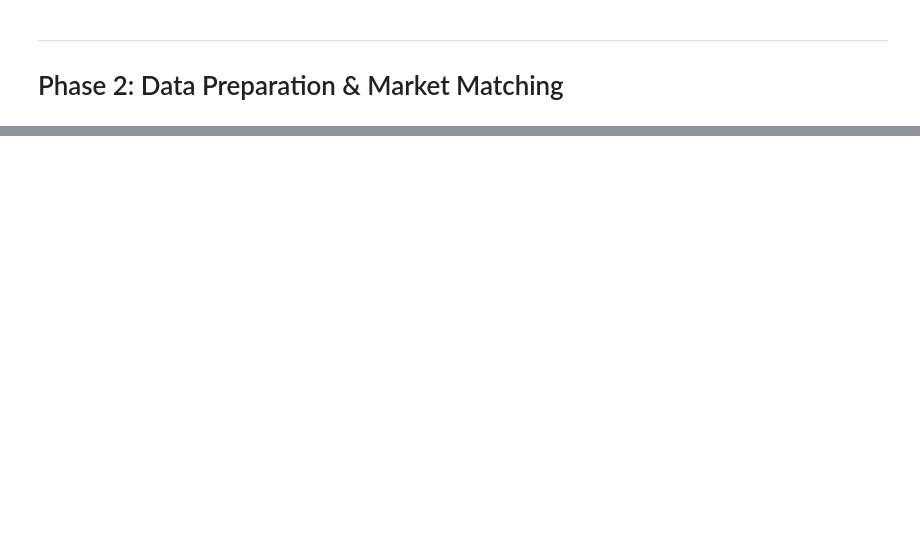
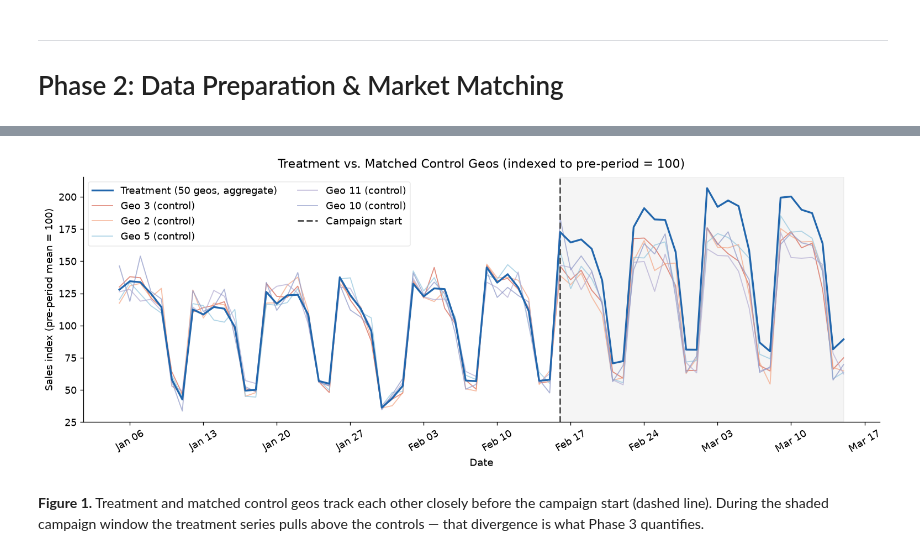
Before and after one commit to dustintdn/geo-incrementality-experiment, a Jupyter notebook: notebooks/geo_experiment_analysis.ipynb, the cells around one changed output, grey strips where cells are left out. Saved outputs shown, nothing was run; the diff lists cells and outputs as text; code cells hidden in the pictures; blank space fills up the shorter version.

```diff
--- a/notebooks/geo_experiment_analysis.ipynb
+++ b/notebooks/geo_experiment_analysis.ipynb
@@ -450,0 +121,16 @@ True Lift Estimated Lift 95% CI Lower 95% CI Upper True in CI?
+# %%
+pre_data = df.loc[~post_mask]
+treatment_pre = pre_data['treatment']
+
+rows = []
+for geo in CONTROL_GEOS:
+    r, _ = pearsonr(treatment_pre, pre_data[geo])
+    rows.append({'geo': geo, 'correlation': r, 'mean_daily_sales': pre_data[geo].mean()})
+
+corr_df = pd.DataFrame(rows).sort_values('correlation', ascending=False).reset_index(drop=True)
+N_CONTROLS = 5
+MATCHED_CONTROLS = corr_df.head(N_CONTROLS)['geo'].tolist()
+
+print('Top 10 control geos by pre-period correlation:')
+print(corr_df.head(10).round(3).to_string(index=False))
+print(f'\nSelected controls: {MATCHED_CONTROLS}')
@@ -450,0 +152,31 @@ True Lift Estimated Lift 95% CI Lower 95% CI Upper True in CI?
+# %%
+# Index all series to pre-period mean = 100 so treatment aggregate and single geos share a scale
+fig, ax = plt.subplots(figsize=(13, 5))
+
+def indexed(s):
+    return s / s.loc[~post_mask].mean() * 100
+
+ax.plot(df.index, indexed(df['treatment']), color=TREATMENT_COLOR, lw=2,
+        label='Treatment (50 geos, aggregate)', zorder=3)
+
+ctrl_colors = ['#D6604D', '#F4A582', '#92C5DE', '#B2ABD2', '#8C96C6']
+for i, geo in enumerate(MATCHED_CONTROLS):
+    ax.plot(df.index, indexed(df[geo]), color=ctrl_colors[i], lw=1.1,
+            alpha=0.7, label=f'Geo {geo} (control)', zorder=2)
+
+ax.axvline(campaign_start, color=VLINE_COLOR, ls='--', lw=1.8, label='Campaign start')
+ax.axvspan(campaign_start, df.index[-1], alpha=0.06, color=VLINE_COLOR)
+ax.set_title('Treatment vs. Matched Control Geos (indexed to pre-period = 100)', fontsize=13, pad=10)
+ax.set_xlabel('Date')
+ax.set_ylabel('Sales index (pre-period mean = 100)')
+ax.xaxis.set_major_formatter(mdates.DateFormatter('%b %d'))
+ax.xaxis.set_major_locator(mdates.WeekdayLocator(interval=1))
+plt.xticks(rotation=30)
+ax.legend(framealpha=0.4, ncol=2)
+plt.tight_layout()
+plt.savefig('../data/fig1_market_comparison.png', dpi=120, bbox_inches='tight')
+plt.show()
+# %% [output]
+[figure, added]
+# %% [markdown]
+**Figure 1.** Treatment and matched control geos track each other closely before the campaign start (dashed line). During the shaded campaign window the treatment series pulls above the controls — that divergence is what Phase 3 quantifies.
```
Also changed, not shown: parts of 53 cells of this notebook, 7 other files.
